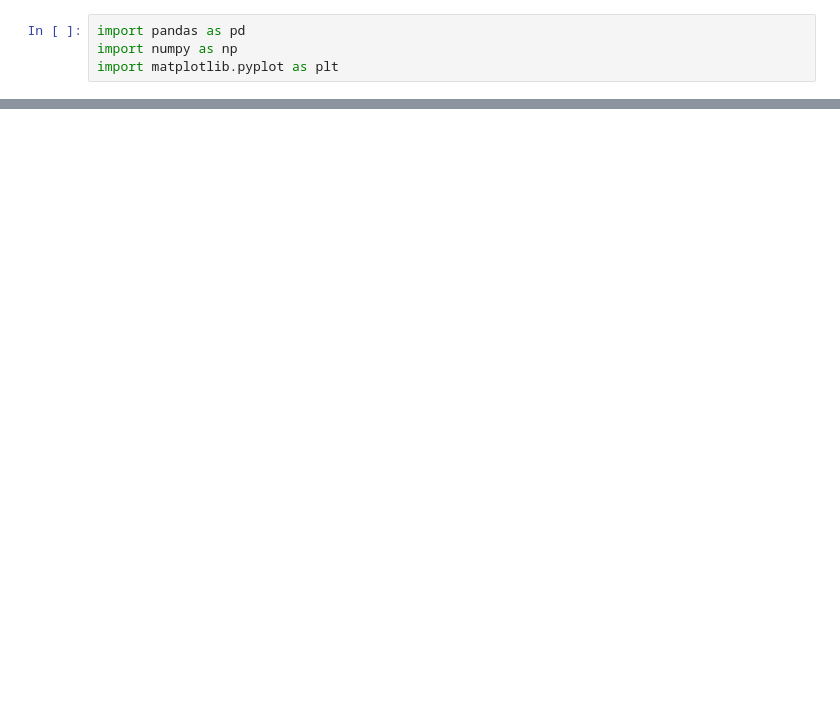
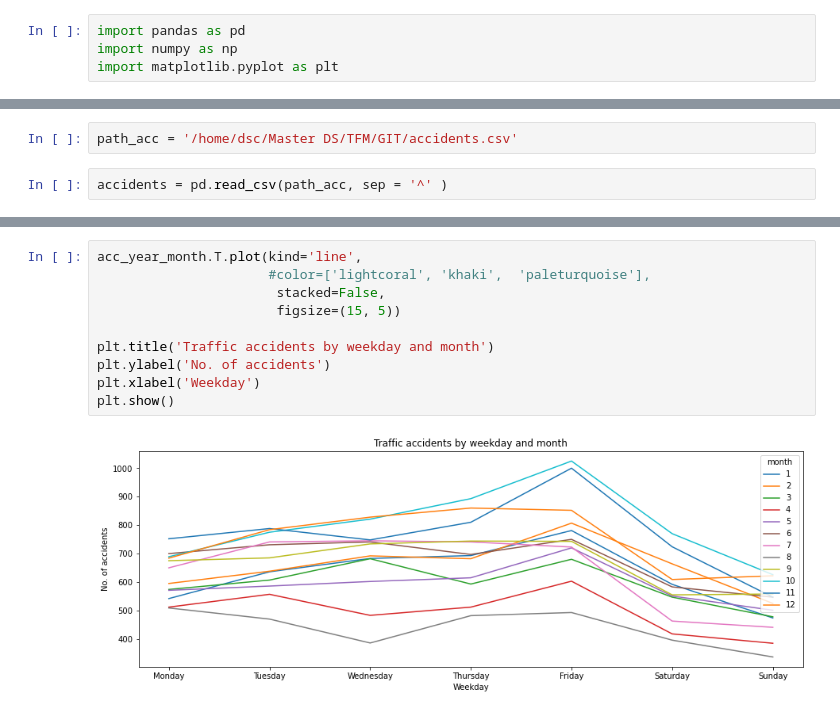
Before and after one commit to AnaGarciaPalomares/TFM3, a Jupyter notebook: ACCIDENTES TRAFICO - Analisis descriptivo .ipynb, the cells around one changed output, grey strips where cells are left out. Saved outputs shown, nothing was run; the diff lists cells and outputs as text; blank space fills up the shorter version.

```diff
--- a/ACCIDENTES TRAFICO - Analisis descriptivo .ipynb
+++ b/ACCIDENTES TRAFICO - Analisis descriptivo .ipynb
@@ -65,0 +34,4 @@ time_simple['num_expediente'].count()
+# %%
+path_acc = '/home/dsc/Master DS/TFM/GIT/accidents.csv'
+# %%
+accidents = pd.read_csv(path_acc, sep = '^' )
@@ -65,0 +222,12 @@ time_simple['num_expediente'].count()
+# %%
+acc_year_month.T.plot(kind='line',
+                      #color=['lightcoral', 'khaki',  'paleturquoise'],
+                       stacked=False,
+                       figsize=(15, 5))
+
+plt.title('Traffic accidents by weekday and month')
+plt.ylabel('No. of accidents')
+plt.xlabel('Weekday')
+plt.show()
+# %% [output]
+[figure, added]
```
Also changed, not shown: parts of 54 cells of this notebook, 6 other files.
